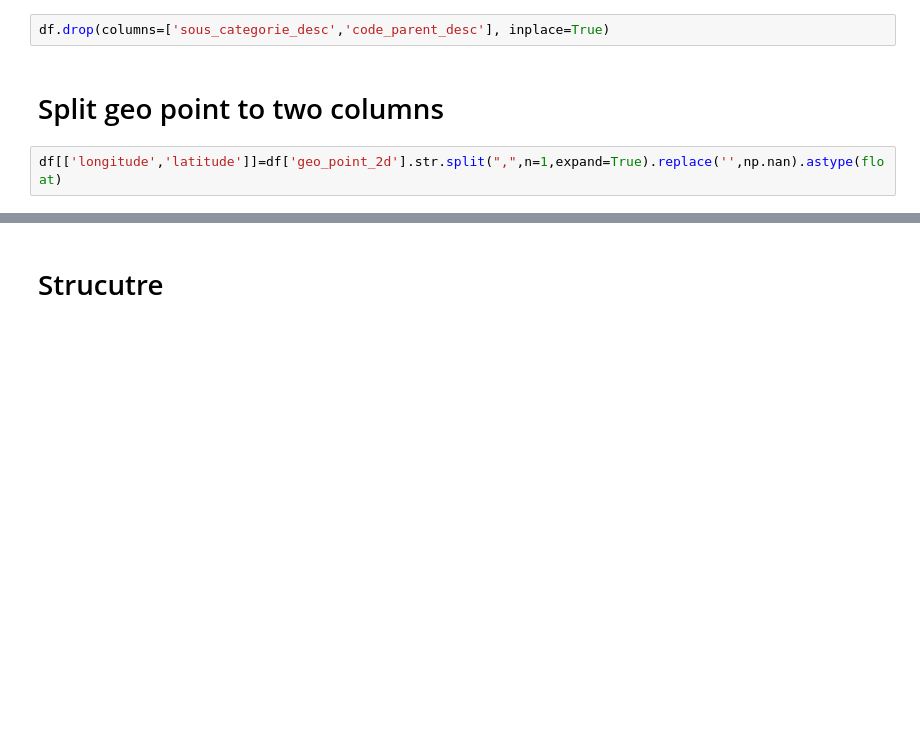
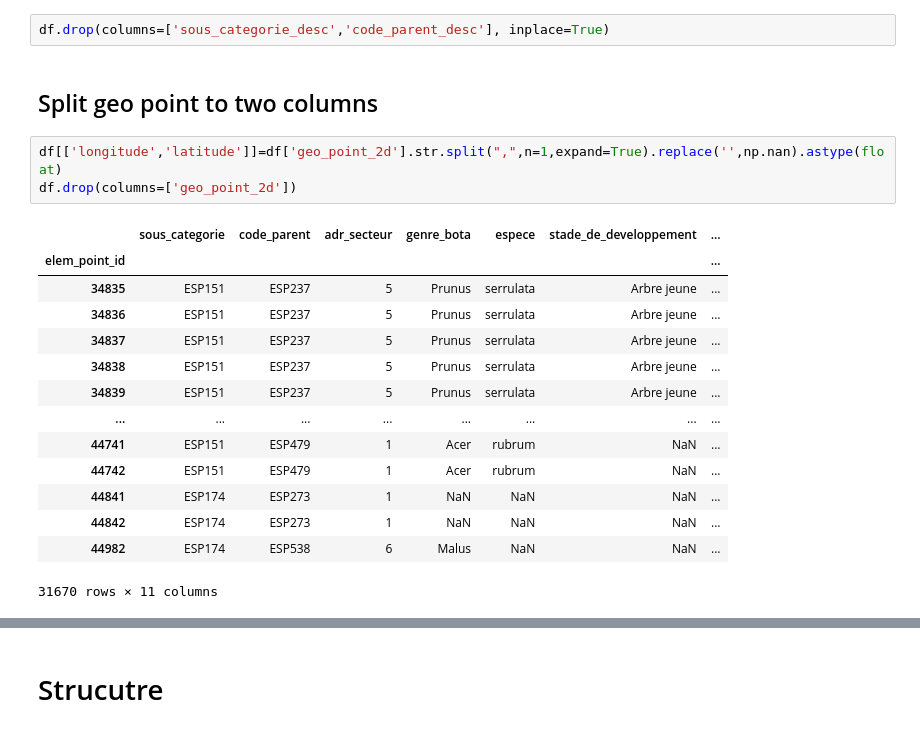
Before and after one commit to ThibaultLaunois/Campnum-12_ML1, a Jupyter notebook: notebooks/1-Import_clean.ipynb, the cells around one changed output, grey strips where cells are left out. Cells and saved outputs as stored; diff of their text form; blank space fills up the shorter version.

```diff
--- a/notebooks/1-Import_clean.ipynb
+++ b/notebooks/1-Import_clean.ipynb
@@ -155,6 +155,22 @@ Those columns exactly corresponds to each other so I delete te two "description
 # %%
 df.drop(columns=['sous_categorie_desc','code_parent_desc'], inplace=True)
 # %% [markdown]
-# Split geo point to two columns
+## Split geo point to two columns
 # %%
 df[['longitude','latitude']]=df['geo_point_2d'].str.split(",",n=1,expand=True).replace('',np.nan).astype(float)
+df.drop(columns=['geo_point_2d'])
+# %% [output]
+|  | sous_categorie | code_parent | adr_secteur | genre_bota | espece | stade_de_developpement | ... |
+| elem_point_id |  |  |  |  |  |  | ... |
+| 34835 | ESP151 | ESP237 | 5 | Prunus | serrulata | Arbre jeune | ... |
+| 34836 | ESP151 | ESP237 | 5 | Prunus | serrulata | Arbre jeune | ... |
+| 34837 | ESP151 | ESP237 | 5 | Prunus | serrulata | Arbre jeune | ... |
+| 34838 | ESP151 | ESP237 | 5 | Prunus | serrulata | Arbre jeune | ... |
+| 34839 | ESP151 | ESP237 | 5 | Prunus | serrulata | Arbre jeune | ... |
+| ... | ... | ... | ... | ... | ... | ... | ... |
+| 44741 | ESP151 | ESP479 | 1 | Acer | rubrum | NaN | ... |
+| 44742 | ESP151 | ESP479 | 1 | Acer | rubrum | NaN | ... |
+| 44841 | ESP174 | ESP273 | 1 | NaN | NaN | NaN | ... |
+| 44842 | ESP174 | ESP273 | 1 | NaN | NaN | NaN | ... |
+| 44982 | ESP174 | ESP538 | 6 | Malus | NaN | NaN | ... |
+31670 rows × 11 columns
```
Also changed, not shown: parts of 8 cells of this notebook, 1 other file.
